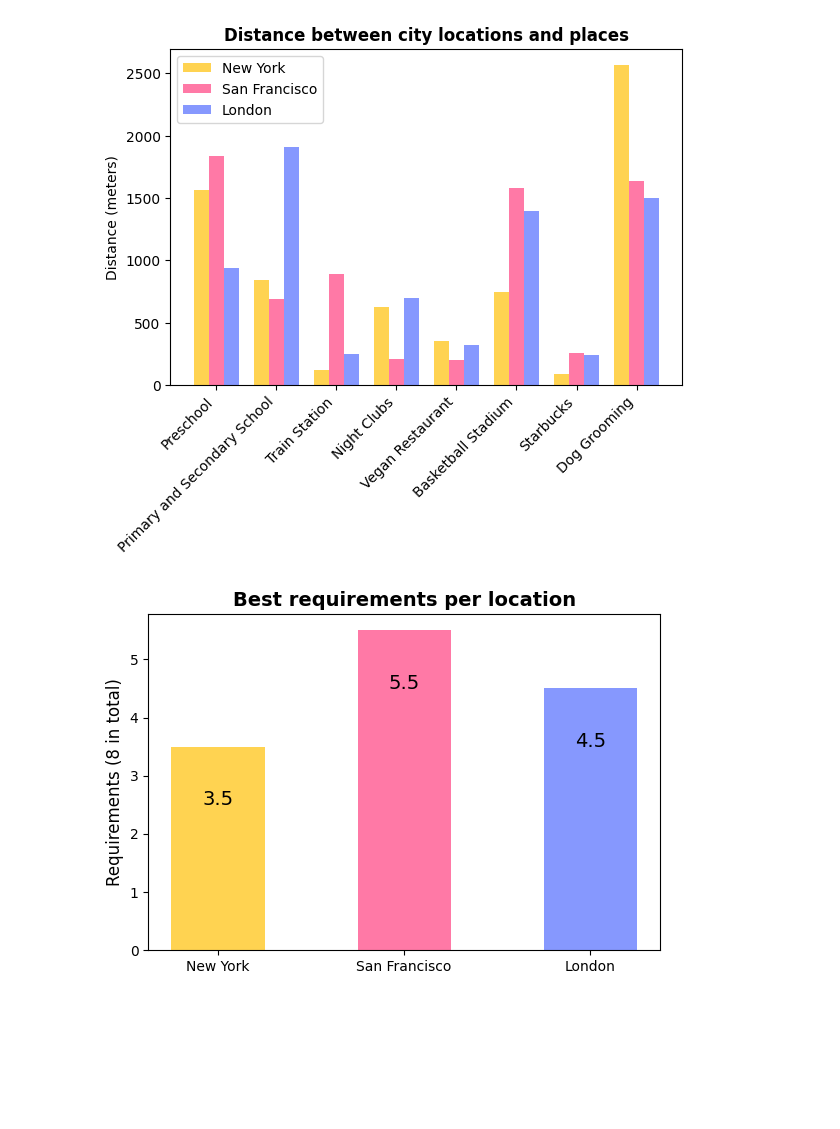
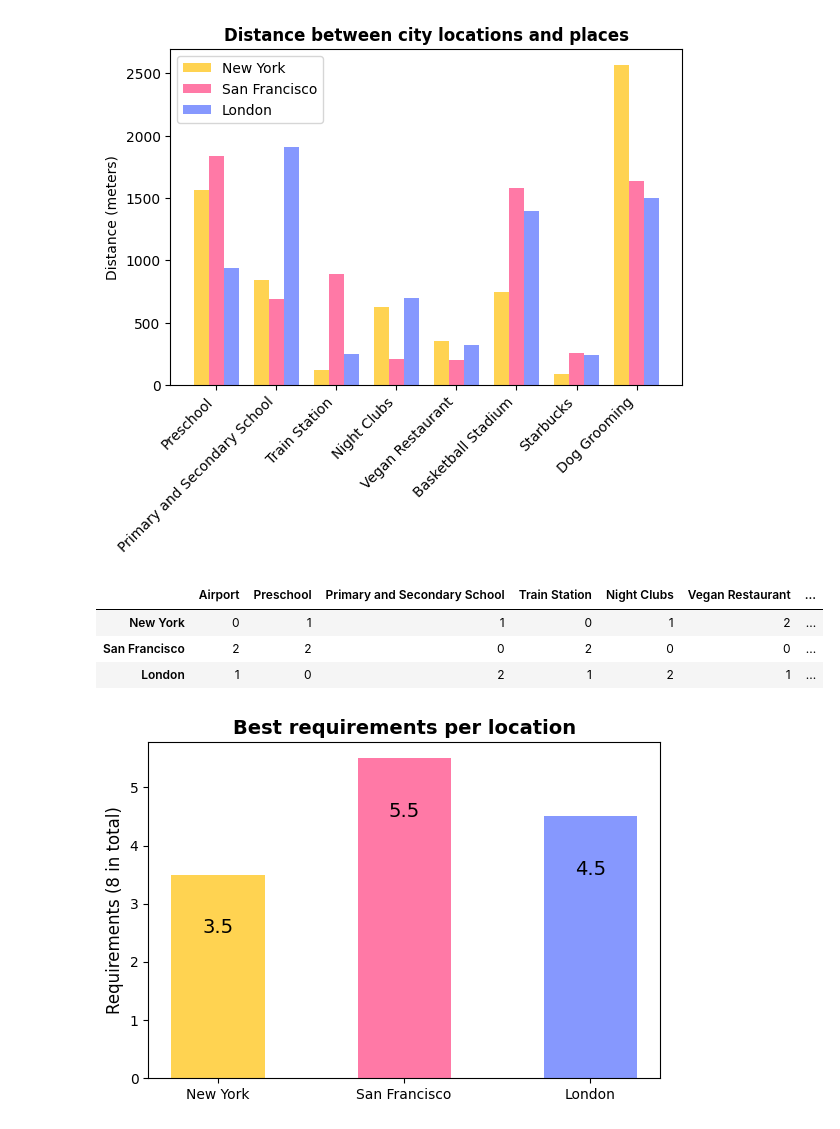
Before and after one commit to pagoba94/project3, a Jupyter notebook: jupyter notebooks/API-FUNCTIONS.ipynb, the cells around one changed output. Cells and saved outputs as stored; diff of their text form; code cells hidden in the pictures; blank space fills up the shorter version.

```diff
--- a/jupyter notebooks/API-FUNCTIONS.ipynb
+++ b/jupyter notebooks/API-FUNCTIONS.ipynb
@@ -205,5 +205,12 @@ def closest_distance_points(df):
 
     return df
+# %%
+df
+# %% [output]
+|  | Airport | Preschool | Primary and Secondary School | Train Station | Night Clubs | Vegan Restaurant | ... |
+| New York | 0 | 1 | 1 | 0 | 1 | 2 | ... |
+| San Francisco | 2 | 2 | 0 | 2 | 0 | 0 | ... |
+| London | 1 | 0 | 2 | 1 | 2 | 1 | ... |
 # %%
 df=closest_distance_points(df)
 # %%
```
Also changed, not shown: parts of 1 cell of this notebook, 18 other files.
